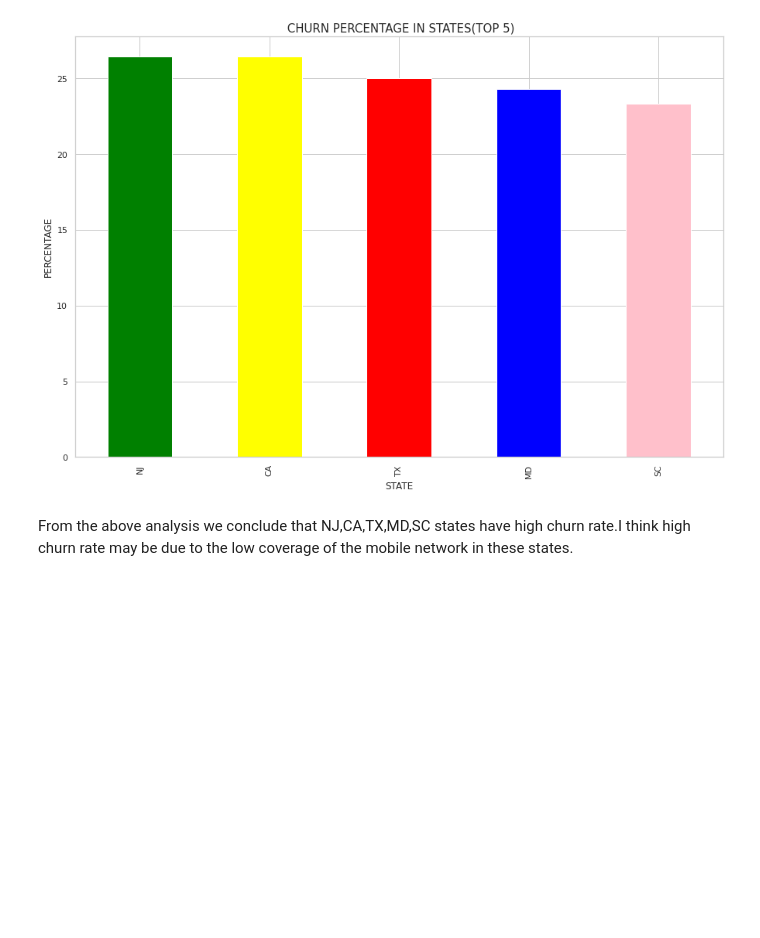
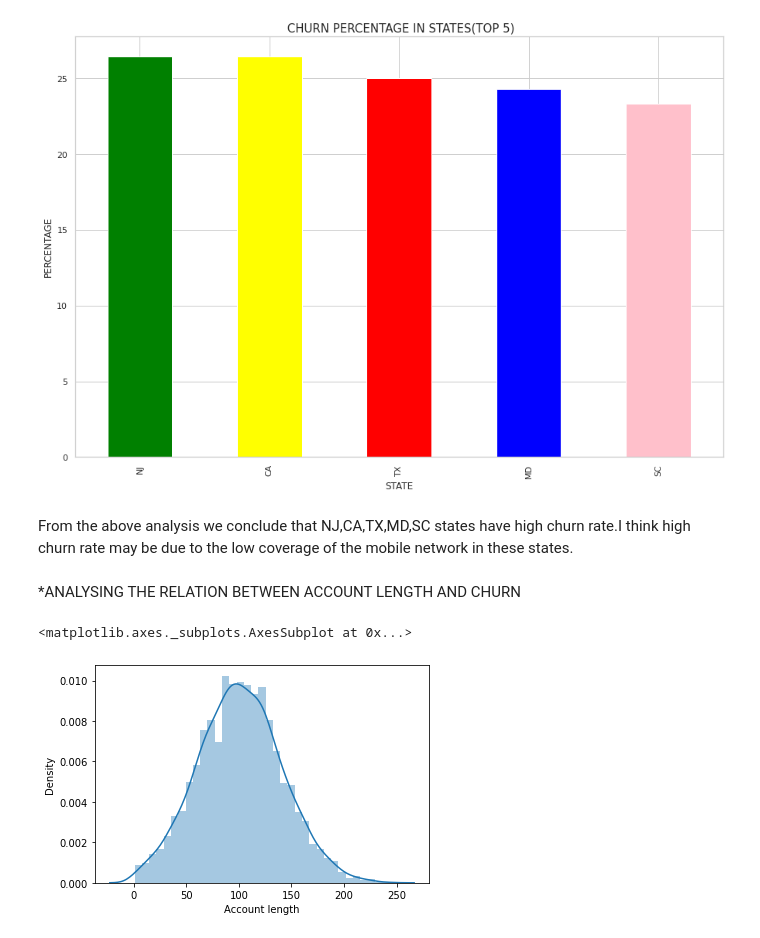
Before and after one commit to m123m12/Telecom-Churn-Analysis, a Jupyter notebook: Copy_of_Telecom_Churn_Analysis_Capstone_Project.ipynb, the cells around one changed output. Cells and saved outputs as stored; diff of their text form; code cells hidden in the pictures; blank space fills up the shorter version.

```diff
--- a/Copy_of_Telecom_Churn_Analysis_Capstone_Project.ipynb
+++ b/Copy_of_Telecom_Churn_Analysis_Capstone_Project.ipynb
@@ -297,3 +297,10 @@ plt.show()
 [figure]
 # %% [markdown]
 From the above analysis we conclude that NJ,CA,TX,MD,SC states have high churn rate.I think high churn rate may be due to the low coverage of the mobile network in these states.
+# %% [markdown]
+*ANALYSING THE RELATION BETWEEN ACCOUNT LENGTH AND CHURN
+# %%
+sns.distplot(telecom_data['Account length'])
+# %% [output]
+<matplotlib.axes._subplots.AxesSubplot at 0x...>
+[figure, added]
```
Also changed, not shown: parts of 1 cell of this notebook.
